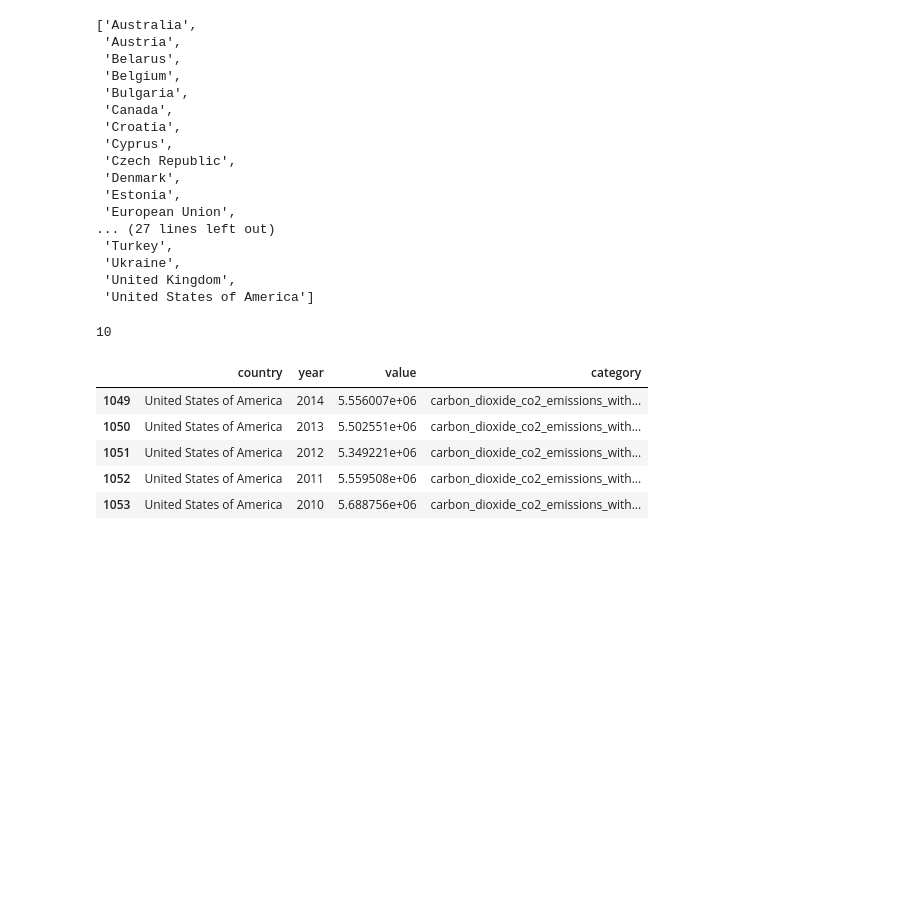
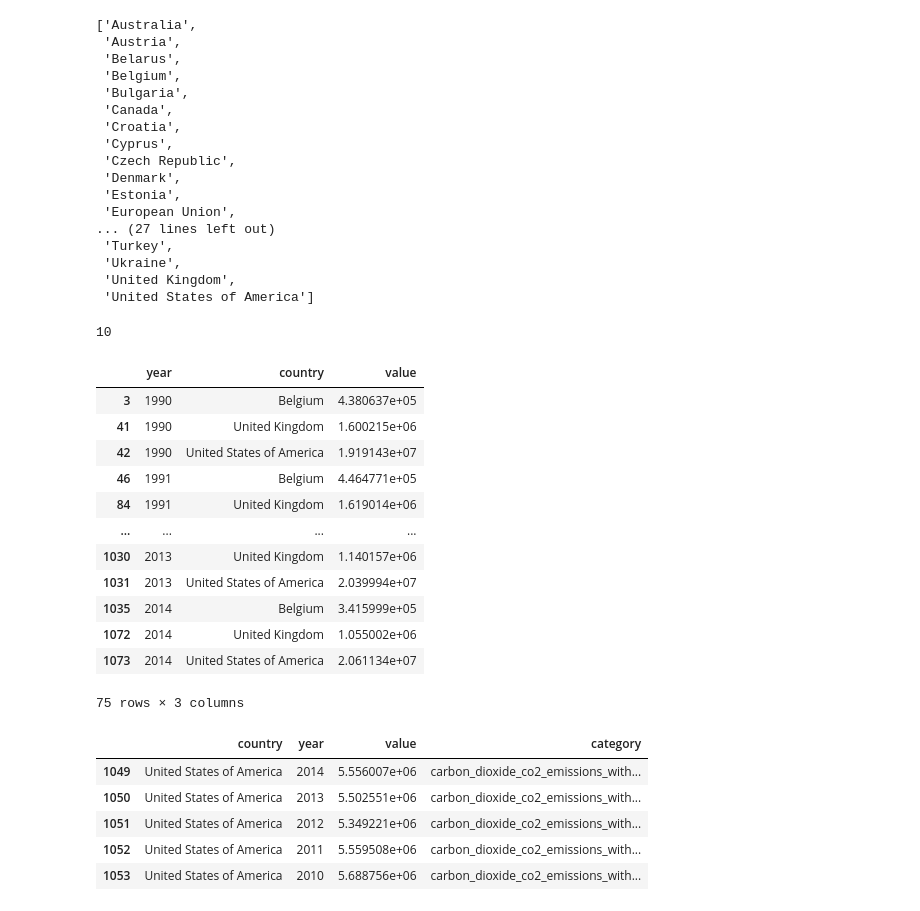
Before and after one commit to ramarh1/Global-Temperatures, a Jupyter notebook: greenhouse.ipynb, the cells around one changed output. Drawn from its saved outputs; the diff is of its cells as text; code cells hidden in the pictures; blank space fills up the shorter version.

```diff
--- a/greenhouse.ipynb
+++ b/greenhouse.ipynb
@@ -41,6 +41,26 @@ unique_vals
 df.category.nunique()
 # %% [output]
 10
+# %%
+blankdf = df.groupby(["year","country"])['value'].sum()
+blankdf = blankdf.reset_index()
+# %%
+blankdf = blankdf.query("country in ('United States of America','United Kingdom', 'Belgium')")
+blankdf
+# %% [output]
+|  | year | country | value |
+| 3 | 1990 | Belgium | 4.380637e+05 |
+| 41 | 1990 | United Kingdom | 1.600215e+06 |
+| 42 | 1990 | United States of America | 1.919143e+07 |
+| 46 | 1991 | Belgium | 4.464771e+05 |
+| 84 | 1991 | United Kingdom | 1.619014e+06 |
+| ... | ... | ... | ... |
+| 1030 | 2013 | United Kingdom | 1.140157e+06 |
+| 1031 | 2013 | United States of America | 2.039994e+07 |
+| 1035 | 2014 | Belgium | 3.415999e+05 |
+| 1072 | 2014 | United Kingdom | 1.055002e+06 |
+| 1073 | 2014 | United States of America | 2.061134e+07 |
+75 rows × 3 columns
 # %%
 usa_df = df.query("country == 'United States of America'")
 usa_df.head()
```
Also changed, not shown: 1 other file.
